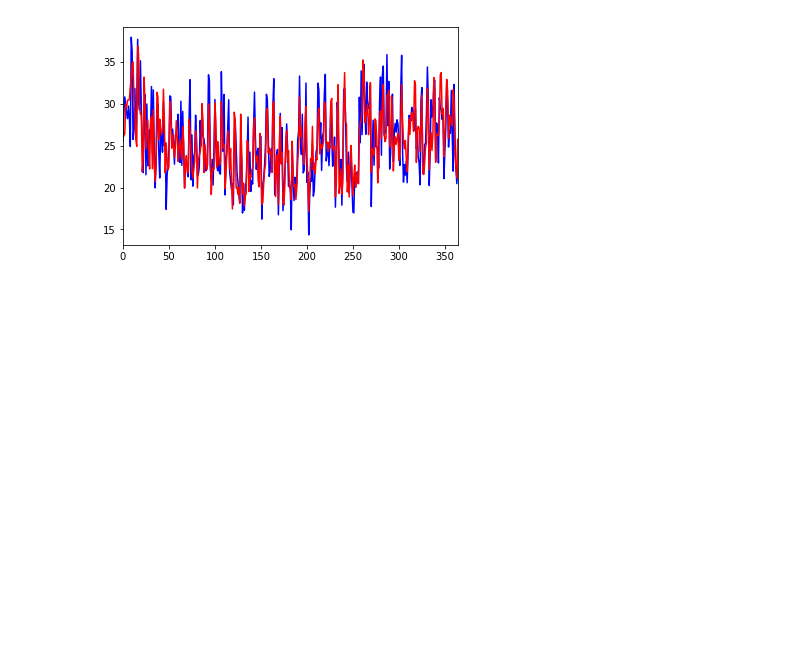
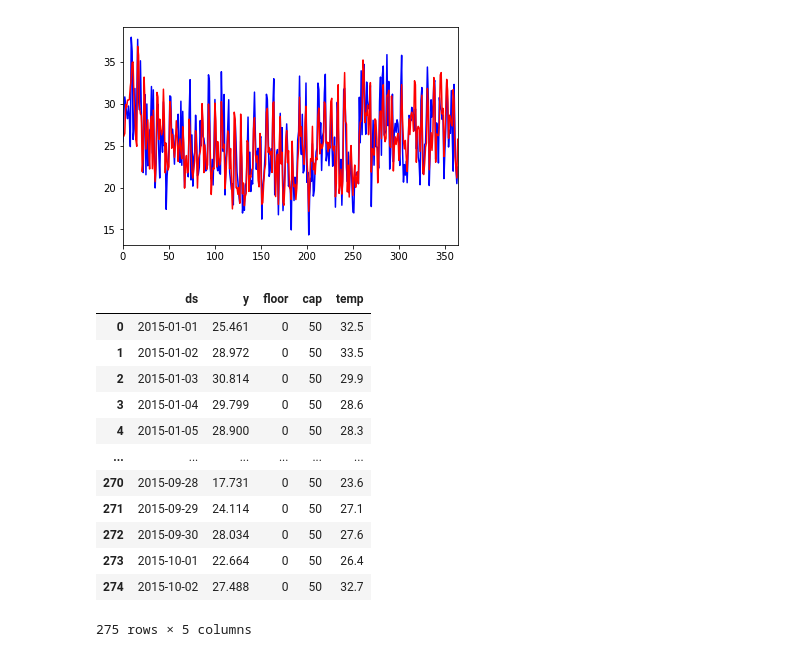
Before and after one commit to millengustavo/time-series-forecasting, a Jupyter notebook: notebooks/beer-consumption-sp.ipynb, the cells around one changed output. Cells and saved outputs as stored; diff of their text form; code cells hidden in the pictures; blank space fills up the shorter version.

```diff
--- a/notebooks/beer-consumption-sp.ipynb
+++ b/notebooks/beer-consumption-sp.ipynb
@@ -383,0 +389,16 @@ plt.show()
+# %%
+prophet_df[:365-90]
+# %% [output]
+|  | ds | y | floor | cap | temp |
+| 0 | 2015-01-01 | 25.461 | 0 | 50 | 32.5 |
+| 1 | 2015-01-02 | 28.972 | 0 | 50 | 33.5 |
+| 2 | 2015-01-03 | 30.814 | 0 | 50 | 29.9 |
+| 3 | 2015-01-04 | 29.799 | 0 | 50 | 28.6 |
+| 4 | 2015-01-05 | 28.900 | 0 | 50 | 28.3 |
+| ... | ... | ... | ... | ... | ... |
+| 270 | 2015-09-28 | 17.731 | 0 | 50 | 23.6 |
+| 271 | 2015-09-29 | 24.114 | 0 | 50 | 27.1 |
+| 272 | 2015-09-30 | 28.034 | 0 | 50 | 27.6 |
+| 273 | 2015-10-01 | 22.664 | 0 | 50 | 26.4 |
+| 274 | 2015-10-02 | 27.488 | 0 | 50 | 32.7 |
+275 rows × 5 columns
```
Also changed, not shown: parts of 5 cells of this notebook.
